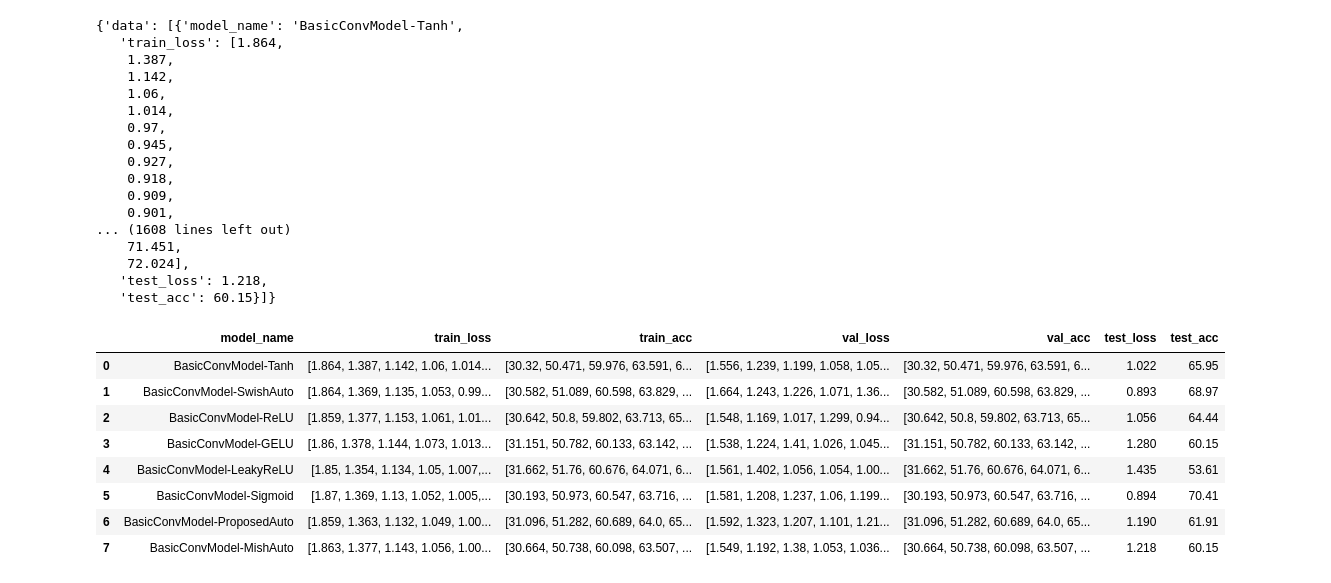
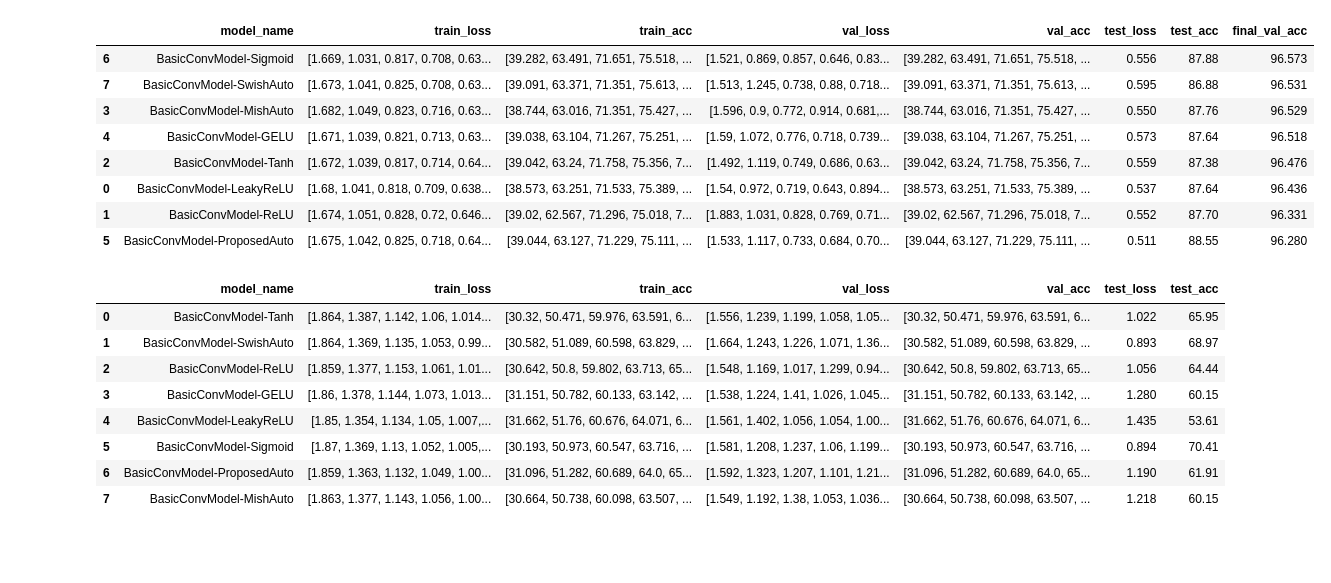
Before and after one commit to aph-naph/pytorch-cifar, a Jupyter notebook: Untitled.ipynb, the cells around one changed output. Cells and saved outputs as stored; diff of their text form; code cells hidden in the pictures; blank space fills up the shorter version.

```diff
--- a/Untitled.ipynb
+++ b/Untitled.ipynb
@@ -4,0 +36,2 @@ import json
+# %%
+rms_df = load_json_df("cifar10_log_rmsprop.json")
@@ -5 +50,13 @@ import json
+# %%
+rms_df.assign(final_val_acc = lambda x: x['val_acc'].apply(lambda vals: vals[-1])).sort_values("final_val_acc", ascending=False)
+# %% [output]
+|  | model_name | train_loss | train_acc | val_loss | val_acc | test_loss | test_acc | final_val_acc |
+| 6 | BasicConvModel-Sigmoid | [1.669, 1.031, 0.817, 0.708, 0.63... | [39.282, 63.491, 71.651, 75.518, ... | [1.521, 0.869, 0.857, 0.646, 0.83... | [39.282, 63.491, 71.651, 75.518, ... | 0.556 | 87.88 | 96.573 |
+| 7 | BasicConvModel-SwishAuto | [1.673, 1.041, 0.825, 0.708, 0.63... | [39.091, 63.371, 71.351, 75.613, ... | [1.513, 1.245, 0.738, 0.88, 0.718... | [39.091, 63.371, 71.351, 75.613, ... | 0.595 | 86.88 | 96.531 |
+| 3 | BasicConvModel-MishAuto | [1.682, 1.049, 0.823, 0.716, 0.63... | [38.744, 63.016, 71.351, 75.427, ... | [1.596, 0.9, 0.772, 0.914, 0.681,... | [38.744, 63.016, 71.351, 75.427, ... | 0.550 | 87.76 | 96.529 |
+| 4 | BasicConvModel-GELU | [1.671, 1.039, 0.821, 0.713, 0.63... | [39.038, 63.104, 71.267, 75.251, ... | [1.59, 1.072, 0.776, 0.718, 0.739... | [39.038, 63.104, 71.267, 75.251, ... | 0.573 | 87.64 | 96.518 |
+| 2 | BasicConvModel-Tanh | [1.672, 1.039, 0.817, 0.714, 0.64... | [39.042, 63.24, 71.758, 75.356, 7... | [1.492, 1.119, 0.749, 0.686, 0.63... | [39.042, 63.24, 71.758, 75.356, 7... | 0.559 | 87.38 | 96.476 |
+| 0 | BasicConvModel-LeakyReLU | [1.68, 1.041, 0.818, 0.709, 0.638... | [38.573, 63.251, 71.533, 75.389, ... | [1.54, 0.972, 0.719, 0.643, 0.894... | [38.573, 63.251, 71.533, 75.389, ... | 0.537 | 87.64 | 96.436 |
+| 1 | BasicConvModel-ReLU | [1.674, 1.051, 0.828, 0.72, 0.646... | [39.02, 62.567, 71.296, 75.018, 7... | [1.883, 1.031, 0.828, 0.769, 0.71... | [39.02, 62.567, 71.296, 75.018, 7... | 0.552 | 87.70 | 96.331 |
+| 5 | BasicConvModel-ProposedAuto | [1.675, 1.042, 0.825, 0.718, 0.64... | [39.044, 63.127, 71.229, 75.111, ... | [1.533, 1.117, 0.733, 0.684, 0.70... | [39.044, 63.127, 71.229, 75.111, ... | 0.511 | 88.55 | 96.280 |
 # %%
@@ -8,20 +63,0 @@ with open("cifar10_log.json") as f:
-# %%
-json_data
-# %% [output]
-{'data': [{'model_name': 'BasicConvModel-Tanh',
-   'train_loss': [1.864,
-    1.387,
-    1.142,
-    1.06,
-    1.014,
-    0.97,
-    0.945,
-    0.927,
-    0.918,
-    0.909,
-    0.901,
-... (1608 lines left out)
-    71.451,
-    72.024],
-   'test_loss': 1.218,
-   'test_acc': 60.15}]}
```
Also changed, not shown: parts of 8 cells of this notebook, 3 other files.
